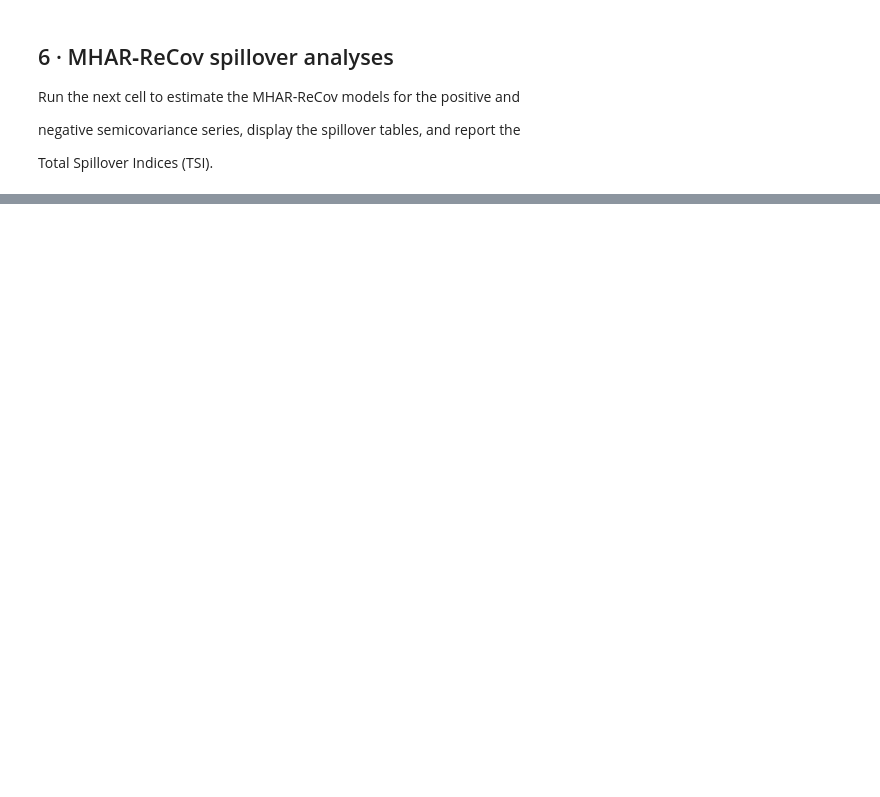
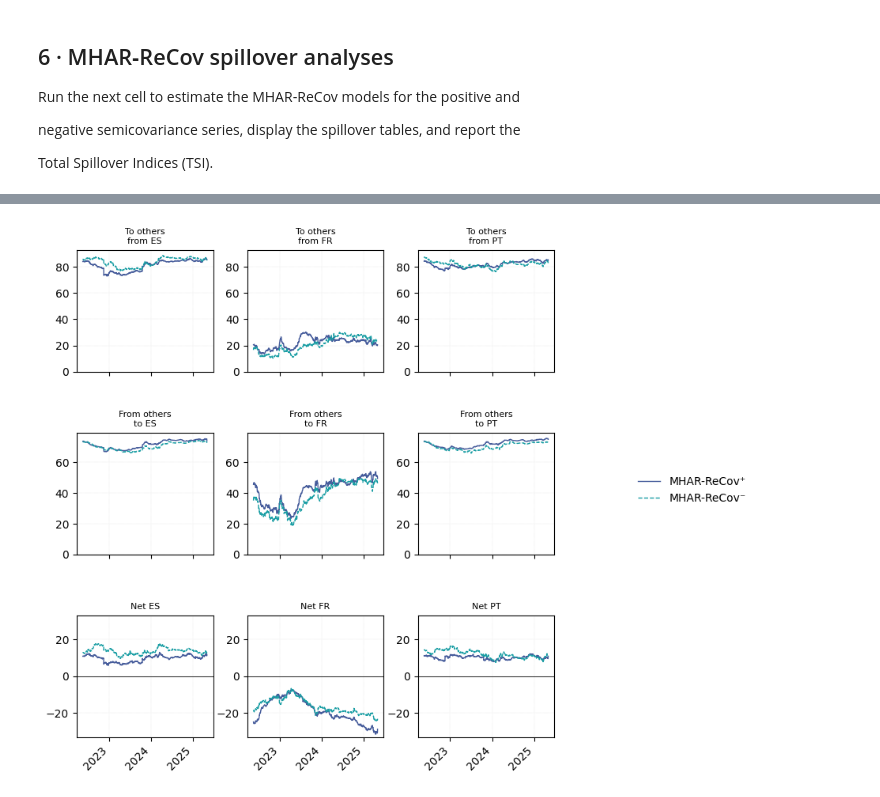
Before and after one commit to franrolotti/volatility-spillovers-methodology, a Jupyter notebook: 05_volatility_spillovers_semivariances.ipynb, the cells around one changed output, grey strips where cells are left out. Cells and saved outputs as stored; diff of their text form; code cells hidden in the pictures; blank space fills up the shorter version.

```diff
--- a/05_volatility_spillovers_semivariances.ipynb
+++ b/05_volatility_spillovers_semivariances.ipynb
@@ -528,0 +661,87 @@ LaTeX table written to latex_files/spillover_table_recov_pm_australia.tex
+# %%
+# -----------------------------------------------------------
+# Facet grid ▸ directional spillovers  (Fig-6 style)
+# -----------------------------------------------------------
+def plot_directional_grid(panel_pos, panel_neg, *,
+                          markets=None,
+                          colors=("#6C7AE0", "#1AAA90"),      # +  ,-
+                          dashstyles=("-", "--"),              # +  ,-
+                          figsize_scale=2.6):
+    """
+    panel_pos / panel_neg:   the two 8-layer DataFrames you saved
+                             (keys: 'TO_TOT','FROM_TOT','NET_TOT', …)
+    markets            :     explicit ordering; if None use columns as-is
+    colors, dashstyles :     styling for (+) and (-) series
+    figsize_scale      :     width per facet in inches
+    """
+    to_p,   fr_p,   net_p  = (panel_pos[k] for k in ("TO_TOT","FROM_TOT","NET_TOT"))
+    to_n,   fr_n,   net_n  = (panel_neg[k] for k in ("TO_TOT","FROM_TOT","NET_TOT"))
+
+    # ----- choose / clean labels -------------------------------------
+    mkts = markets or to_p.columns.tolist()
+    disp = [m.replace("BZN|","").upper() for m in mkts]
+
+    n_mk  = len(mkts)
+    fig, axes = plt.subplots(nrows=3, ncols=n_mk,
+                             figsize=(figsize_scale*n_mk, 8),
+                             sharex="row", sharey=False,
+                             gridspec_kw=dict(hspace=0.50, wspace=0.25))
+
+    loc = mdates.YearLocator()
+    fmt = mdates.DateFormatter("%Y")
+
+    # ----- common y-limits -------------------------------------------
+    y_to   = max(to_p.max().max(),   to_n.max().max())
+    y_from = max(fr_p.max().max(),   fr_n.max().max())
+    y_net  = max(abs(net_p).max().max(), abs(net_n).max().max())
+
+    for j, (raw, lbl) in enumerate(zip(mkts, disp)):
+        # –– TO others ––––––––––––––––––––––––––––––
+        ax = axes[0, j]
+        ax.plot(to_p.index, to_p[raw],  color=colors[0], ls=dashstyles[0], lw=1)
+        ax.plot(to_n.index, to_n[raw],  color=colors[1], ls=dashstyles[1], lw=1)
+        ax.set_title(f"To others\nfrom {lbl}", fontsize=8)
+        ax.set_ylim(0, y_to*1.05)
+
+        # –– FROM others ––––––––––––––––––––––––––––
+        ax = axes[1, j]
+        ax.plot(fr_p.index, fr_p[raw],  color=colors[0], ls=dashstyles[0], lw=1)
+        ax.plot(fr_n.index, fr_n[raw],  color=colors[1], ls=dashstyles[1], lw=1)
+        ax.set_title(f"From others\nto {lbl}", fontsize=8)
+        ax.set_ylim(0, y_from*1.05)
+
+        # –– NET (total) ––––––––––––––––––––––––––––
+        ax = axes[2, j]
+        ax.plot(net_p.index, net_p[raw], color=colors[0], ls=dashstyles[0], lw=1)
+        ax.plot(net_n.index, net_n[raw], color=colors[1], ls=dashstyles[1], lw=1)
+        ax.axhline(0, color="black", lw=.6)
+        ax.set_title(f"Net {lbl}", fontsize=8)
+        ax.set_ylim(-y_net*1.05, y_net*1.05)
+
+        # –– x-axis formatting ––––––––––––––––––––––
+        for r in range(3):
+            ax = axes[r, j]
+            ax.xaxis.set_major_locator(loc); ax.xaxis.set_major_formatter(fmt)
+            if r < 2:                           # hide x-labels for top 2 rows
+                ax.tick_params(axis="x", labelbottom=False)
+            for lab in ax.get_xticklabels():
+                lab.set_rotation(45); lab.set_ha("right")
+            ax.grid(ls=":", lw=.3, color="#d0d0d0")
+
+    # ----- single legend outside -------------------------------------
+    fig.legend(["MHAR-ReCov⁺", "MHAR-ReCov⁻"],
+               loc="center left",
+               bbox_to_anchor=(1.02, 0.5),
+               frameon=False)
+    plt.tight_layout()
+    plt.show()
+
+
+# -----------------------------------------------------------
+# call it – first build the two panels, then:
+# -----------------------------------------------------------
+plot_directional_grid(panel_pos, panel_neg,  # or leave out for “all”
+                      colors=("#465C9B", "#1A9EA4"),
+                      dashstyles=("-", "--"))
+# %% [output]
+[figure, added]
```
Also changed, not shown: parts of 13 cells of this notebook.
